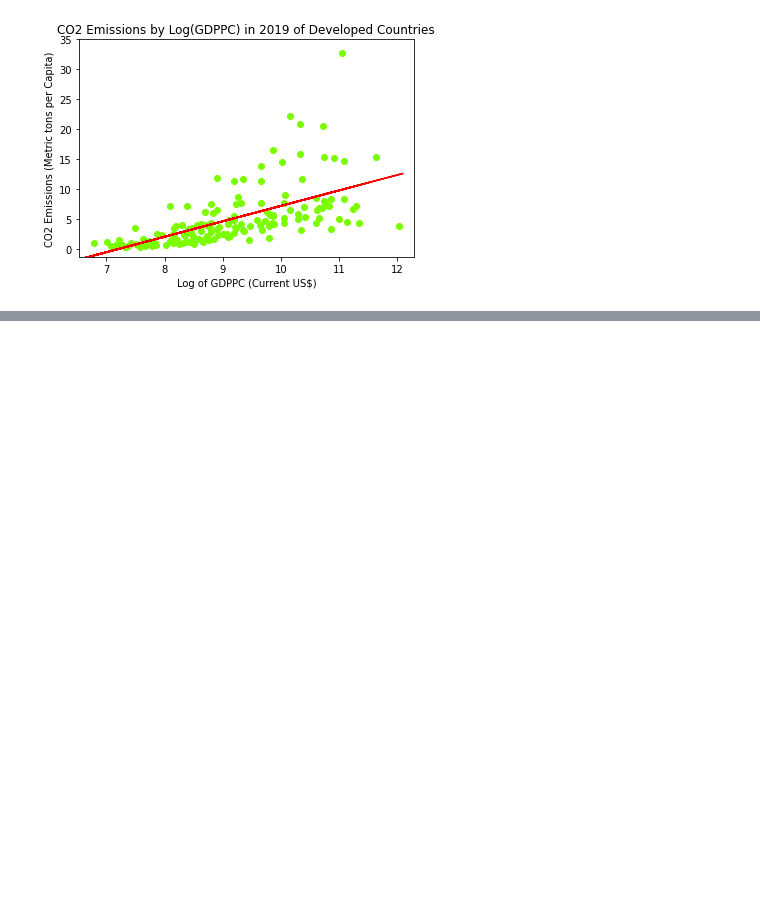
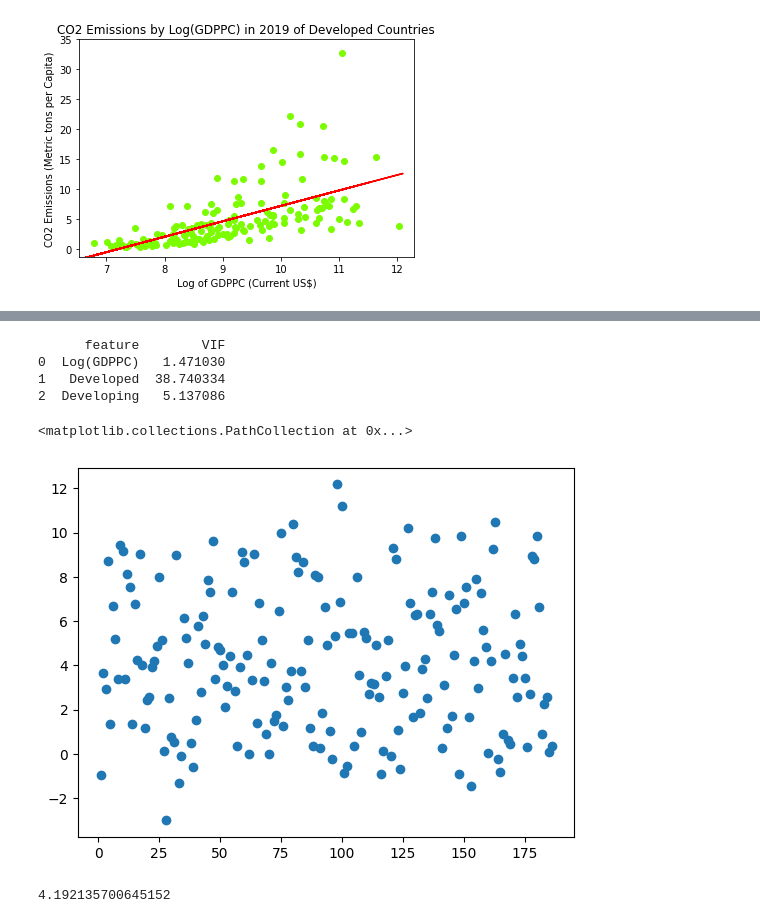
Before and after one commit to j-chu33/Senior-Project-Winter-2023, a Jupyter notebook: Senior_Project_Graphs.ipynb, the cells around one changed output, grey strips where cells are left out. Drawn from its saved outputs; the diff is of its cells as text; code cells hidden in the pictures; blank space fills up the shorter version.

```diff
--- a/Senior_Project_Graphs.ipynb
+++ b/Senior_Project_Graphs.ipynb
@@ -419,3 +429,16 @@ plt.plot(df_analysis['Log(GDPPC)'], slr,'-r')
 # %% [output]
 [<matplotlib.lines.Line2D at 0x...>]
 [figure]
+# %%
+# Create multi regression model
+df_cat = pd.get_dummies(df_analysis['Category'])
+df_multi = df_analysis.join(df_cat)
+
+X = df_multi[['Log(GDPPC)', 'Developed', 'Developing']]
+y = df_multi['CO2 Emissions (Metric Tons per Capita)']
+
+X_sm = sm.add_constant(X)
+
+lr = sm.OLS(y, X_sm).fit()
+
+lr.params, lr.summary()
@@ -421,0 +463,12 @@ plt.plot(df_analysis['Log(GDPPC)'], slr,'-r')
+# %%
+# Create multi regression model of 2019
+df_multi_2019 = df_multi[df_multi.Year == 2019]
+
+X = df_multi_2019[['Log(GDPPC)', 'Developed', 'Developing']]
+y = df_multi_2019['CO2 Emissions (Metric Tons per Capita)']
+
+X_sm = sm.add_constant(X)
+
+lr = sm.OLS(y, X_sm).fit()
+
+lr.params, lr.summary()
@@ -421,0 +554,46 @@ plt.plot(df_analysis['Log(GDPPC)'], slr,'-r')
+# %%
+# Test for Multicollinearity
+from statsmodels.stats.outliers_influence import variance_inflation_factor
+
+X = df_multi[['Log(GDPPC)', 'Developed', 'Developing']]
+
+# VIF dataframe
+vif_data = pd.DataFrame()
+vif_data["feature"] = X.columns
+
+# calculating VIF for each feature
+vif_data["VIF"] = [variance_inflation_factor(X.values, i)
+                          for i in range(len(X.columns))]
+
+print(vif_data)
+# %% [output]
+      feature        VIF
+0  Log(GDPPC)   1.471030
+1   Developed  38.740334
+2  Developing   5.137086
+# %%
+# Test for Homoskedasticity
+df_multi_2019 = df_multi[df_multi.Year == 2019]
+
+X = df_multi_2019[['Log(GDPPC)', 'Developed', 'Developing']]
+y = df_multi_2019['CO2 Emissions (Metric Tons per Capita)']
+
+
+X_sm = sm.add_constant(X)
+
+lr = sm.OLS(y, X_sm).fit()
+
+lr.fittedvalues
+
+x = list(range(1,187))
+# %%
+residuals = pd.DataFrame(lr.fittedvalues)
+res_lst = list(residuals[0])
+plt.scatter(x, res_lst)
+# %% [output]
+<matplotlib.collections.PathCollection at 0x...>
+[figure, added]
+# %%
+sum(lst)/len(lst)
+# %% [output]
+4.192135700645152
```
Also changed, not shown: parts of 13 cells of this notebook.
